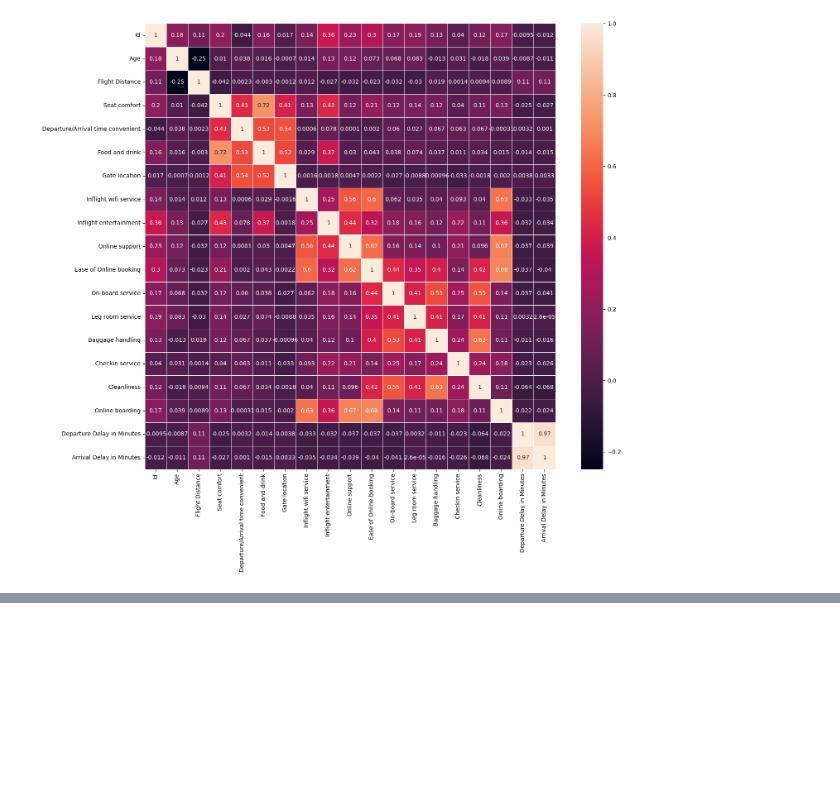
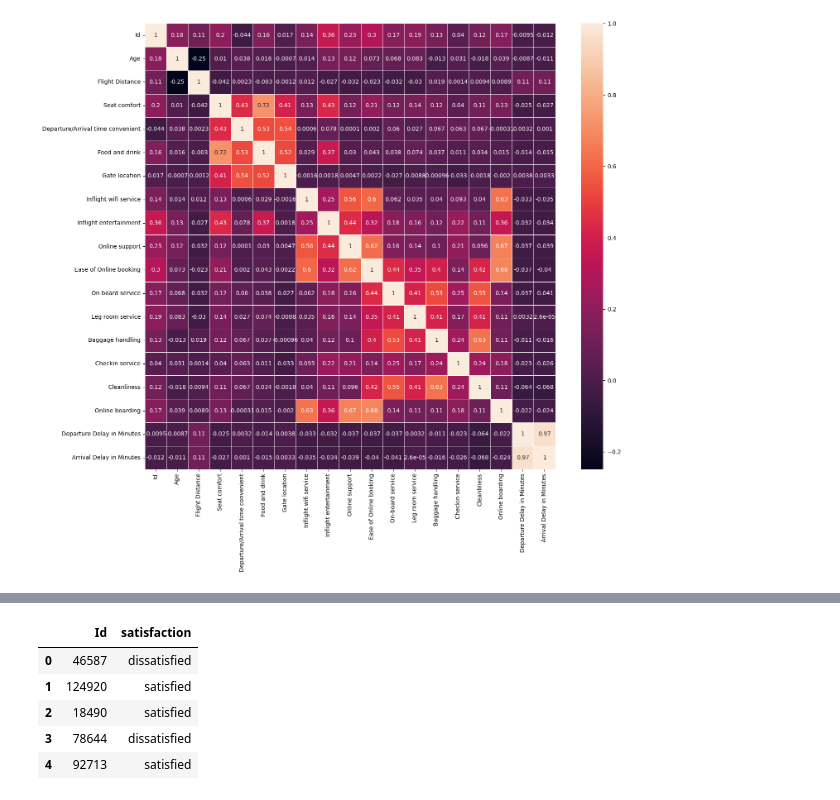
Before and after one commit to ik0zy/Fly-High-With-FDS, a Jupyter notebook: notebook.ipynb, the cells around one changed output, grey strips where cells are left out. Drawn from its saved outputs; the diff is of its cells as text; code cells hidden in the pictures; blank space fills up the shorter version.

```diff
--- a/notebook.ipynb
+++ b/notebook.ipynb
@@ -97,0 +124,3 @@ df.head()
+# %%
+df.dropna(axis=0, inplace=True)
+df.head()
@@ -97,0 +176,55 @@ df.head()
+# %%
+# Load the test data
+test_df = pd.read_csv('test.csv')
+
+test_df.info()
+
+# Assuming df is your DataFrame
+# Identify object columns
+object_columns = test_df.select_dtypes(include=['object']).columns
+
+# Apply Label Encoding to each object column
+label_encoders = {}
+for col in object_columns:
+    le = LabelEncoder()
+    test_df[col] = le.fit_transform(test_df[col])
+    label_encoders[col] = le
+
+# Store the "Id" column
+id_column = test_df['Id']
+
+# Preprocess the test data: Drop unnecessary columns
+test_df = test_df.drop(columns=['Id', 'Departure Delay in Minutes'])
+
+# Ensure the test data has the same features as the training data
+X_test_new = test_df.drop(columns=['satisfaction'], errors='ignore')
+
+# Make predictions using the trained stacking classifier
+test_predictions = stacking_clf.predict(X_test_new)
+
+# If you want to add the predictions to the test DataFrame
+test_df['satisfaction'] = test_predictions
+
+# Create a DataFrame with the predictions
+predictions_df = pd.DataFrame({
+    'Id': id_column,
+    'satisfaction': test_predictions,
+})
+
+# Assuming df is your DataFrame
+# Define the mapping dictionary
+satisfaction_mapping = {
+    0: 'dissatisfied',
+    1: 'satisfied'
+}
+
+# Apply the mapping to the "satisfaction" column
+predictions_df['satisfaction'] = predictions_df['satisfaction'].map(satisfaction_mapping)
+
+# Save the predictions to a new CSV file if needed
+predictions_df.to_csv('test_predictions.csv', index=False)
+
+
+# Print the first few rows of the DataFrame with predictions
+predictions_df.head()
+# %% [output]
@@ -97,0 +248,6 @@ df.head()
+|  | Id | satisfaction |
+| 0 | 46587 | dissatisfied |
+| 1 | 124920 | satisfied |
+| 2 | 18490 | satisfied |
+| 3 | 78644 | dissatisfied |
+| 4 | 92713 | satisfied |
```
Also changed, not shown: parts of 7 cells of this notebook, 1 other file.
